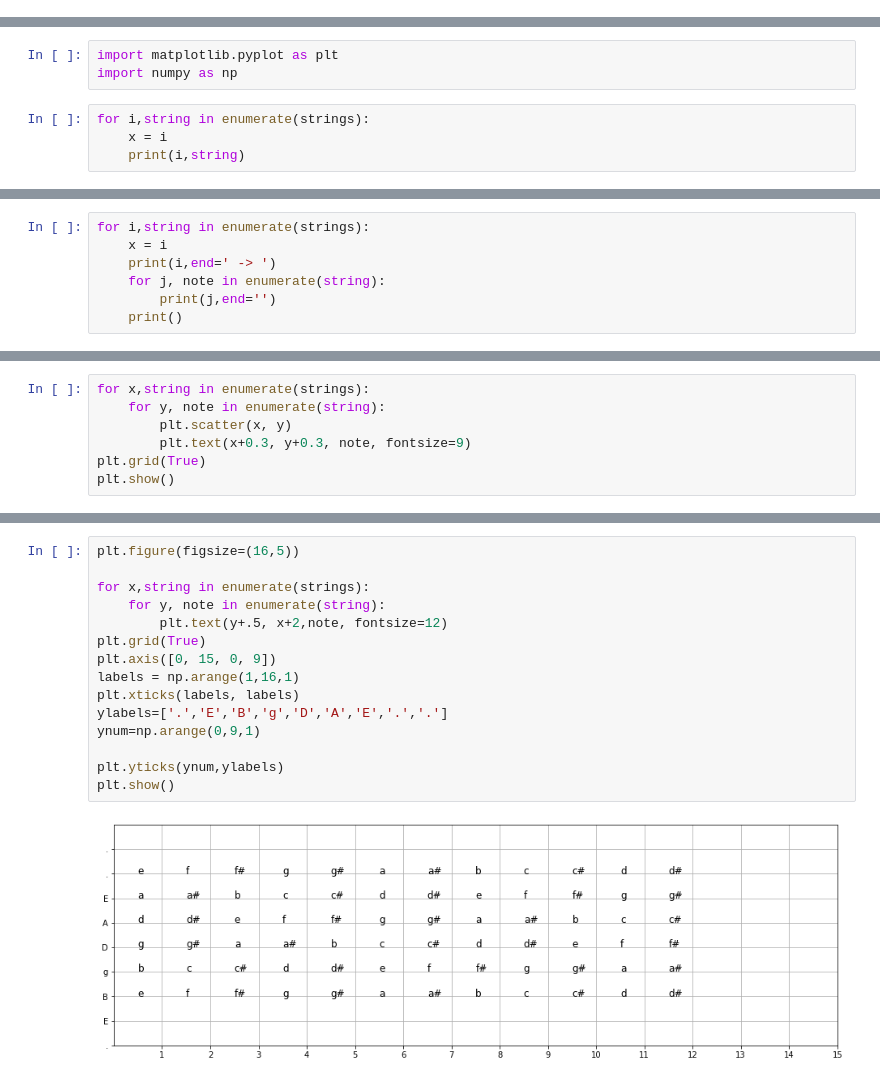
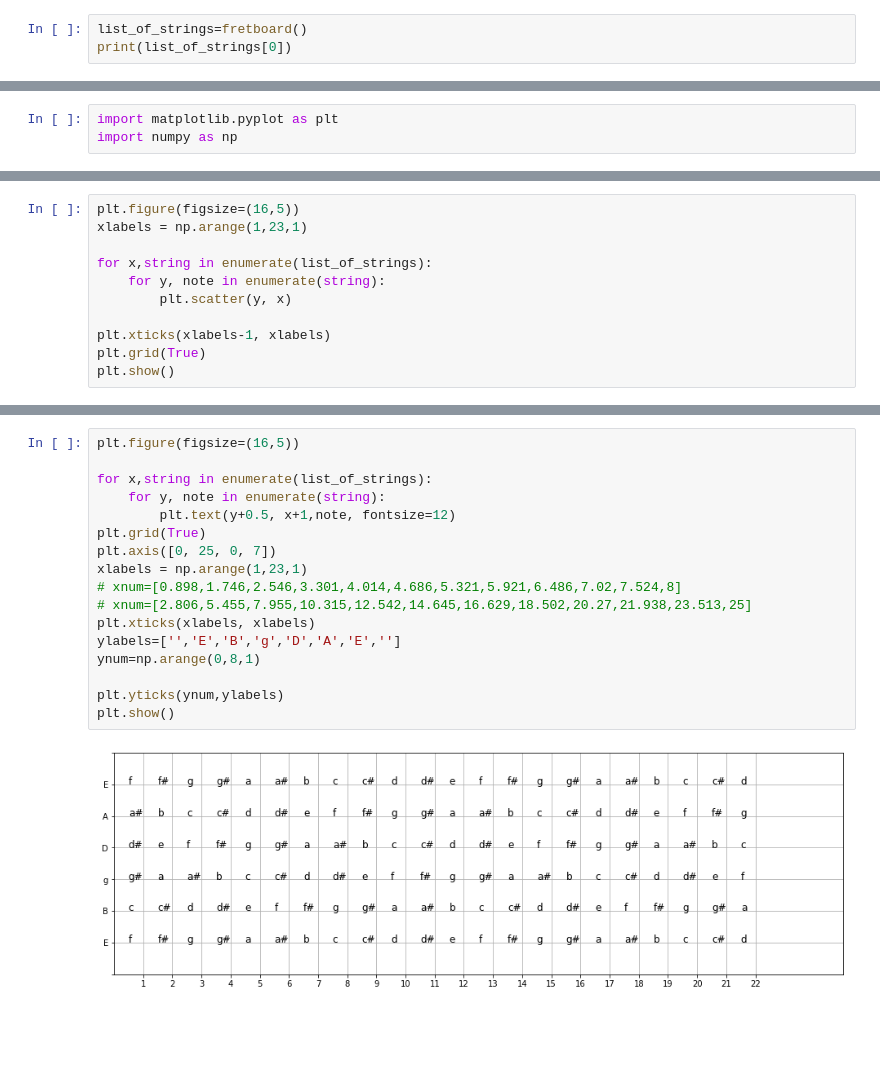
Before and after one commit to rkmarseni/guitar_zer0, a Jupyter notebook: Guitar.ipynb, the cells around one changed output, grey strips where cells are left out. Cells and saved outputs as stored; diff of their text form; blank space fills up the shorter version.

```diff
--- a/Guitar.ipynb
+++ b/Guitar.ipynb
@@ -11,0 +41,3 @@ strings=[str1_e,str2_b,str3_g,str4_d,str5_a,str1_e]
+# %%
+list_of_strings=fretboard()
+print(list_of_strings[0])
@@ -12,7 +54,3 @@ strings=[str1_e,str2_b,str3_g,str4_d,str5_a,str1_e]
 # %%
 import matplotlib.pyplot as plt
 import numpy as np
-# %%
-for i,string in enumerate(strings):
-    x = i
-    print(i,string)
@@ -26,7 +56,0 @@ for i,string in enumerate(strings):
-# %%
-for i,string in enumerate(strings):
-    x = i
-    print(i,end=' -> ')
-    for j, note in enumerate(string):
-        print(j,end='')
-    print()
@@ -40,8 +57,12 @@ for i,string in enumerate(strings):
 # %%
-for x,string in enumerate(strings):
+plt.figure(figsize=(16,5))
+xlabels = np.arange(1,23,1)
+
+for x,string in enumerate(list_of_strings):
     for y, note in enumerate(string):
-        plt.scatter(x, y)
-        plt.text(x+0.3, y+0.3, note, fontsize=9)
+        plt.scatter(y, x)
+
+plt.xticks(xlabels-1, xlabels)
 plt.grid(True)
 plt.show()
 # %% [output]
@@ -49,17 +70,19 @@ plt.show()
 # %%
 plt.figure(figsize=(16,5))
 
-for x,string in enumerate(strings):
+for x,string in enumerate(list_of_strings):
     for y, note in enumerate(string):
-        plt.text(y+.5, x+2,note, fontsize=12)
+        plt.text(y+0.5, x+1,note, fontsize=12)
 plt.grid(True)
-plt.axis([0, 15, 0, 9])
-labels = np.arange(1,16,1)
-plt.xticks(labels, labels)
-ylabels=['.','E','B','g','D','A','E','.','.']
-ynum=np.arange(0,9,1)
+plt.axis([0, 25, 0, 7])
+xlabels = np.arange(1,23,1)
+# xnum=[0.898,1.746,2.546,3.301,4.014,4.686,5.321,5.921,6.486,7.02,7.524,8]
+# xnum=[2.806,5.455,7.955,10.315,12.542,14.645,16.629,18.502,20.27,21.938,23.513,25]
+plt.xticks(xlabels, xlabels)
+ylabels=['','E','B','g','D','A','E','']
+ynum=np.arange(0,8,1)
 
 plt.yticks(ynum,ylabels)
 plt.show()
 # %% [output]
-[figure, old version]
+[figure, new version]
```
Also changed, not shown: parts of 19 cells of this notebook.
